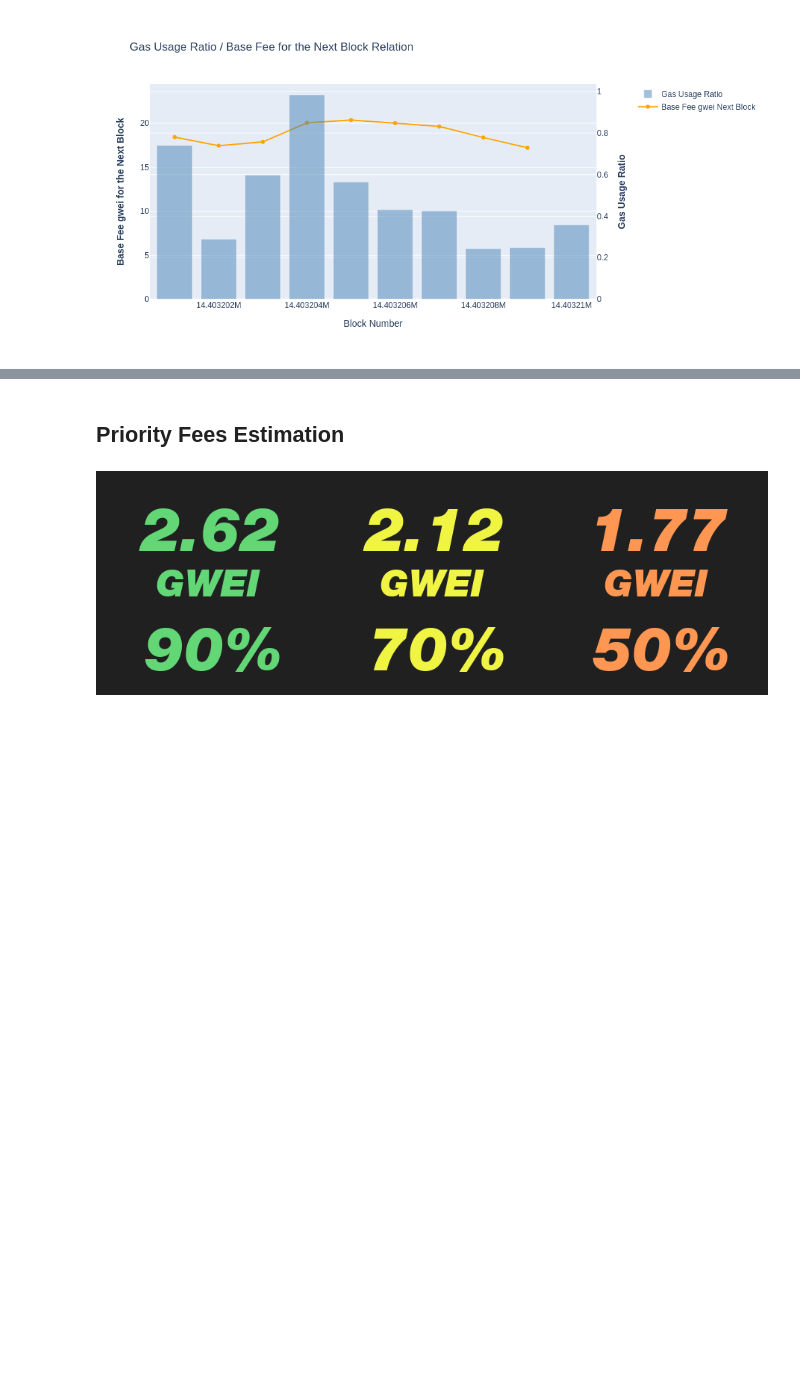
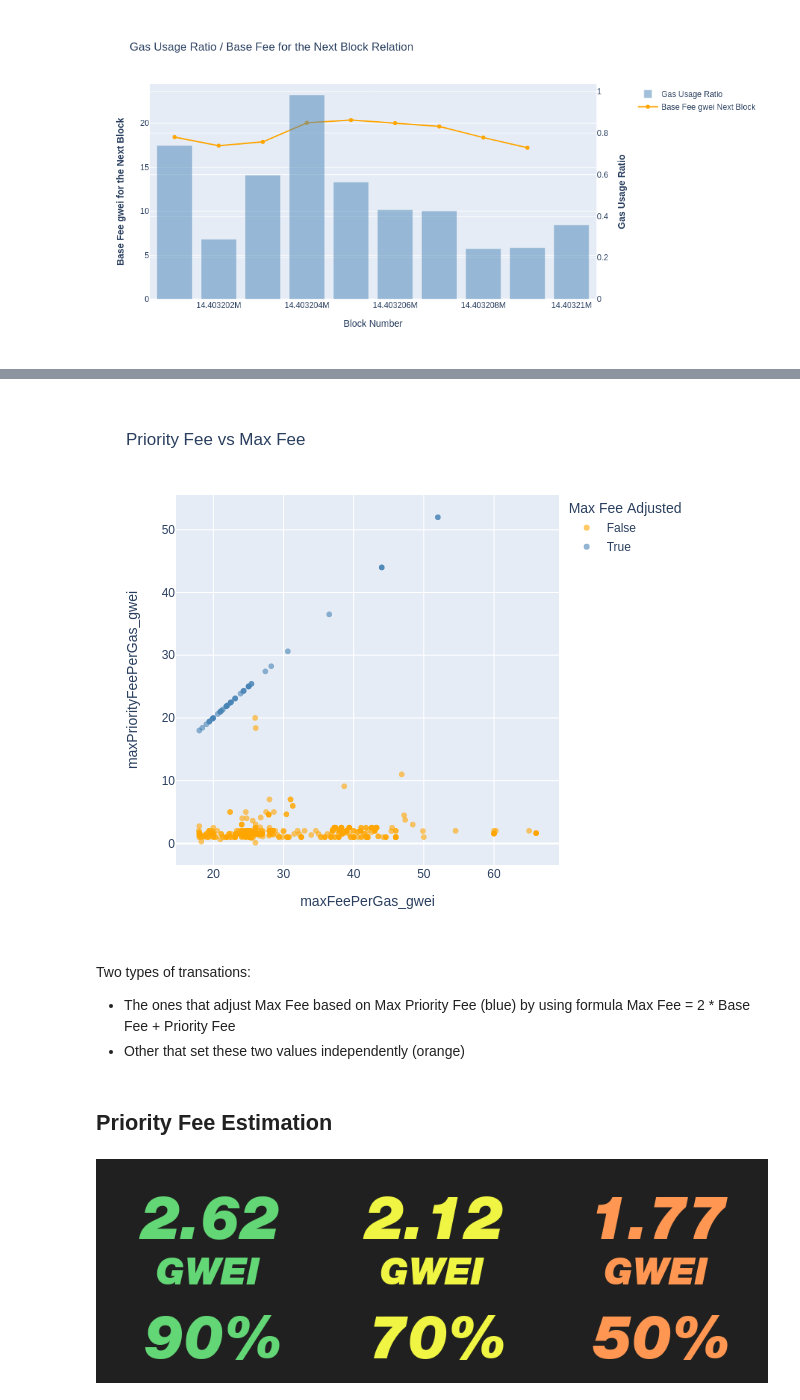
Before and after one commit to BrunnoRicci/eth_gas_analytics, a Jupyter notebook: ETH Gas Analytics.ipynb, the cells around one changed output, grey strips where cells are left out. Saved outputs shown, nothing was run; the diff lists cells and outputs as text; code cells hidden in the pictures; blank space fills up the shorter version.

```diff
--- a/ETH Gas Analytics.ipynb
+++ b/ETH Gas Analytics.ipynb
@@ -221,5 +240,25 @@ create_and_open_static_img(project_path, 'plt_4.png', fig)
+# %%
+#Priority Fee vs Max Fee
+#Select trasactions to plot
+topl = df[(df['maxFeePerGas_gwei'].between(0,70)) & (df['maxPriorityFeePerGas_gwei'].between(0,70))].copy()
+topl['maxFee_baseFee_diff'] = topl['maxFeePerGas_gwei'] -  topl['baseFeePerGas_gwei']
+#Adjusted Max Fee Transactions
+topl['Max Fee Adjusted'] = ((topl['baseFeePerGas_gwei'] + topl['maxFee_baseFee_diff']) / topl['maxPriorityFeePerGas_gwei']).between(0.80, 1.2)
+
+#Plot
+fig = px.scatter(topl, x='maxFeePerGas_gwei', y='maxPriorityFeePerGas_gwei', color='Max Fee Adjusted',
+           color_discrete_sequence=[color1, color2],  width=600, height=550, opacity=0.6,
+           title='Priority Fee vs Max Fee')
+#Create static image
+create_and_open_static_img(project_path, 'plt_5.png', fig)
+# %% [output]
+[figure, added]
+# %% [markdown]
+Two types of transations:
+- The ones that adjust Max Fee based on Max Priority Fee (blue) by using formula Max Fee = 2 * Base Fee + Priority Fee
+- Other that set these two values independently (orange)
 # %% [markdown]
-## Priority Fees Estimation
+## Priority Fee Estimation
 # %%
 #Fees estimates based on percentiles
 tocalc = df[-df['pf_outlier']]['maxPriorityFeePerGas_gwei']
```
Also changed, not shown: parts of 12 cells of this notebook, 6 other files.
